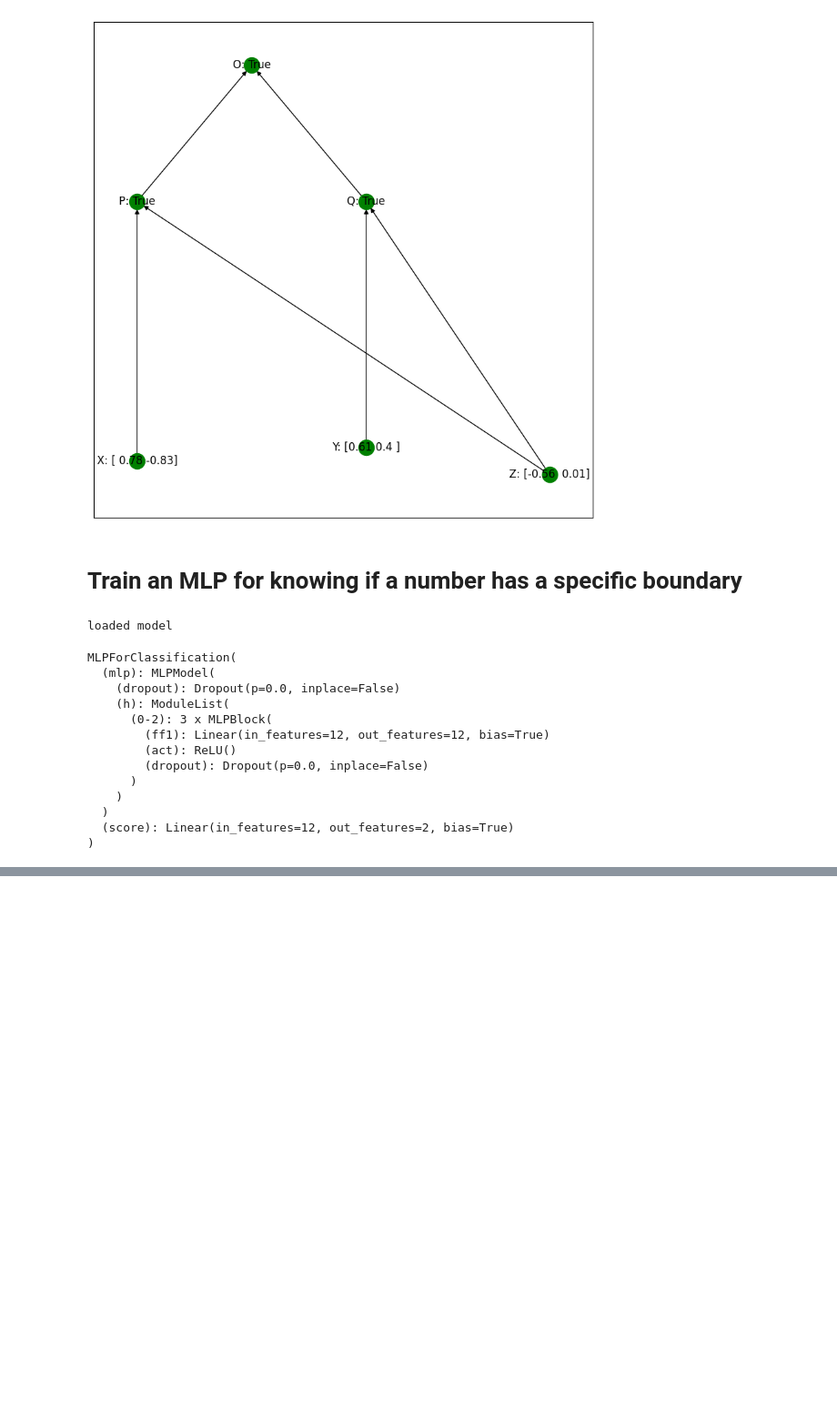
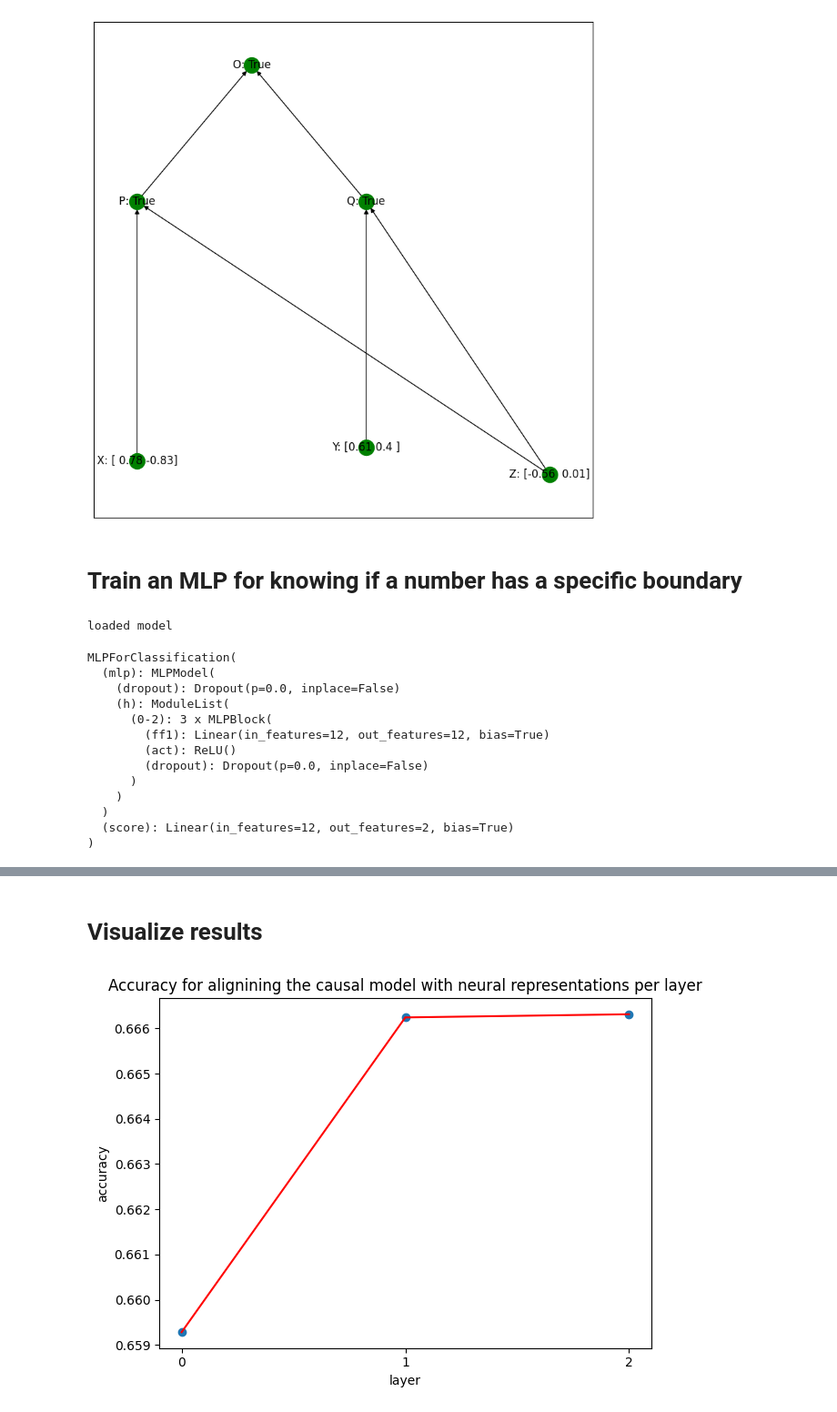
Before and after one commit to maraPislar/align-transformers, a Jupyter notebook: tutorials/advanced_tutorials/DAS_Left_Right_Boundary_Task.ipynb, the cells around one changed output, grey strips where cells are left out. Shown at 91% size. Saved outputs shown, nothing was run; the diff lists cells and outputs as text; code cells hidden in the pictures; blank space fills up the shorter version.

```diff
--- a/tutorials/advanced_tutorials/DAS_Left_Right_Boundary_Task.ipynb
+++ b/tutorials/advanced_tutorials/DAS_Left_Right_Boundary_Task.ipynb
@@ -239,5 +277,5 @@ pos = {"X":(1,0.1), "Y":(2,0.2), "Z":(2.8,0),
         "P":(1,2), "Q":(2,2),
         "O":(1.5,3)}
 
-test_equality_model = CausalModel(variables, values, parents, functions, pos = pos)
+test_left_right_boundary_model = CausalModel(variables, values, parents, functions, pos = pos)
 # %%
@@ -267 +412,5 @@ weighted avg       0.93      0.93      0.93     10000
+# %%
+def save_results(layer, report):
+    with open(f'report_{layer}.json', 'w') as json_file:
+        json.dump(report, json_file)
 # %%
@@ -343,8 +457,18 @@ def batched_random_sampler(data):
 # %%
 n_examples = 128000
 batch_size = 640
-train_dataset = equality_model.generate_counterfactual_dataset(n_examples,
+
+train_dataset = left_right_boundary_model.generate_counterfactual_dataset(n_examples,
                                                         intervention_id,
                                                         batch_size,
                                                         device = "cuda:0",
                                                         sampler=input_sampler)
+
+test_dataset = test_left_right_boundary_model.generate_counterfactual_dataset(n_examples,
+                                                    intervention_id,
+                                                    batch_size,
+                                                    device = "cuda:0",
+                                                    sampler=input_sampler)
+
+for layer in range(config.n_layer):
+    DAS_per_layer(trained, train_dataset, test_dataset, layer, batch_size)
@@ -474,0 +509,26 @@ weighted avg       0.69      0.67      0.64    128000
+# %% [markdown]
+# Visualize results
+# %%
+report_dicts = []
+
+for layer in range(config.n_layer):
+    file_path = f'/home/mara/workspace/thesis/align-transformers/results/left_right_boundary_model/no_subspace_partition/report_{layer}.json'
+    with open(file_path, 'r') as json_file:
+        report_dict = json.load(json_file)
+        report_dicts.append(report_dict)
+# %%
+values = []
+for layer, report_dict in enumerate(report_dicts, start=1):
+    values.append(report_dict['accuracy'])
+
+plt.scatter(range(config.n_layer), values)
+plt.plot(range(config.n_layer), values,color='r')
+plt.xticks(range(int(min(plt.xticks()[0])), int(max(plt.xticks()[0])) + 1))
+plt.xlabel('layer')
+plt.ylabel('accuracy')
+plt.title('Accuracy for alignining the causal model with neural representations per layer')
+
+plt.tight_layout()
+plt.show()
+# %% [output]
+[figure, added]
```
Also changed, not shown: parts of 26 cells of this notebook.
